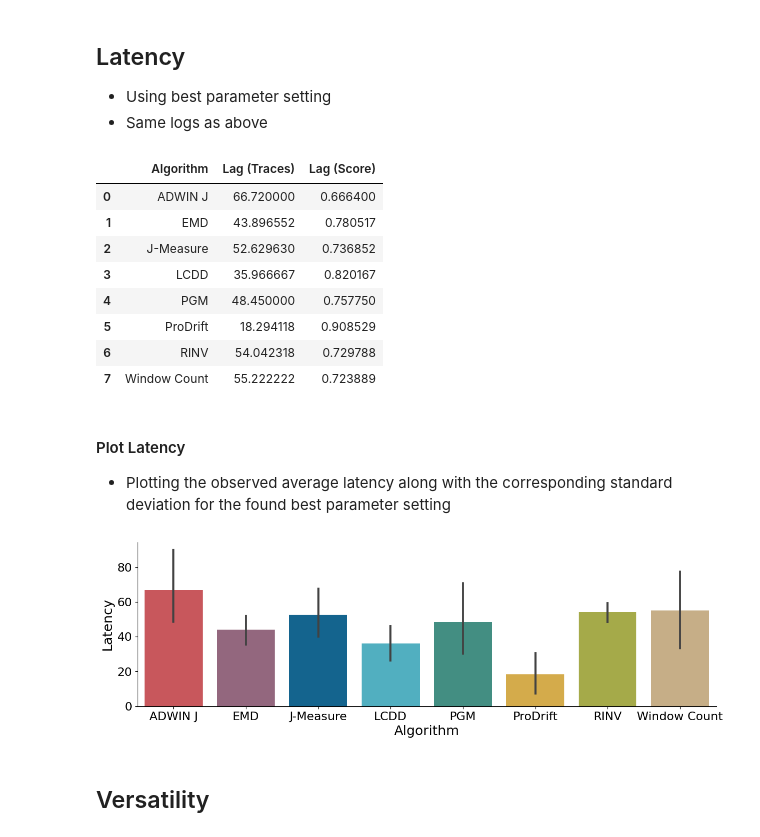
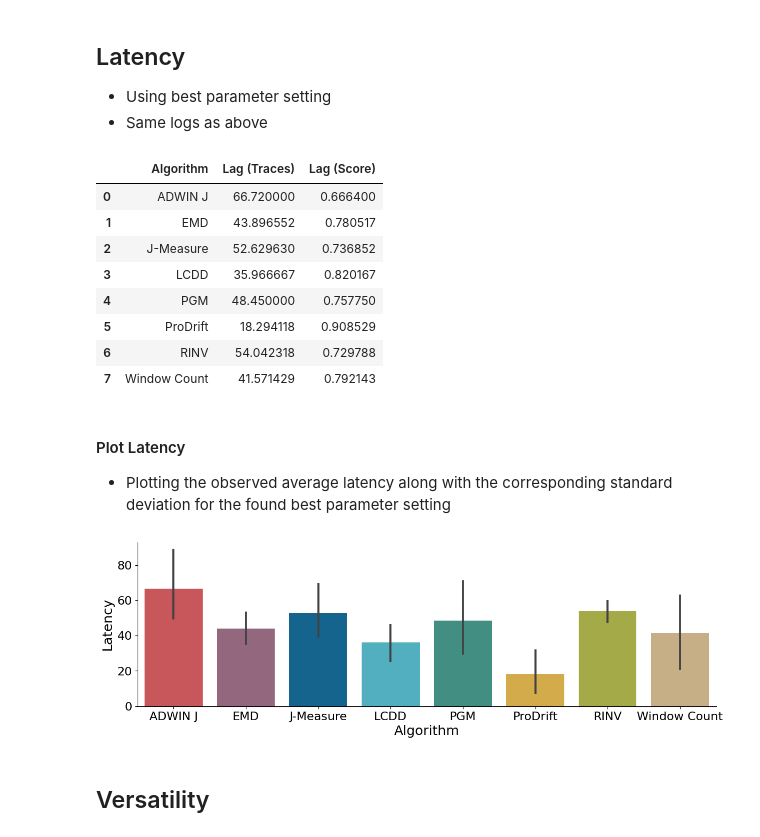
Before and after one commit to cpitsch/cdrift-evaluation, a Jupyter notebook: evaluate_results.ipynb, the cells around one changed output. Cells and saved outputs as stored; diff of their text form; code cells hidden in the pictures.

```diff
--- a/evaluate_results.ipynb
+++ b/evaluate_results.ipynb
@@ -14,6 +14,8 @@ import os
 from pathlib import Path
 
 LAG_WINDOW = 200
+MIN_SUPPORT = 5 # Minimum support for latency calculation --> a parameter setting must have at least 3 instances where a true positive was detected before it can be deemed the "best parameter setting" for latency calculation
+
 CSV_PATH = "algorithm_results.csv"
 OUT_PATH = "Evaluation_Results"
 # %% [markdown]
@@ -476,40 +478,39 @@ def calcLatencies(df, param_names, lag_window):
         latencies[parameters] = lags
     return latencies
 
-def calculate_latency(dataframe, lag_window, verbose=True):
-    MIN_SUPPORT = 10
+def calculate_latency(dataframe, lag_window, min_support=1, verbose=True):
     latencies = dict() # Dict holding the best achieved latency per approach
     scaled_latency_dicts = dict() # Dict holding the scaled mean latency per approach per parameter setting
     computed_latency_dicts = dict() # Dict holding the raw list of detection lags per approach per parameter setting
     best_params_latency = dict() # Dict holding the best parameter setting per approach (the one that achieves the best latency)
     for name, a_df in dataframe.groupby(by="Algorithm"):
         result = calcLatencies(a_df, used_parameters[name], LAG_WINDOW)
         computed_latency_dicts[name] = result
         latency_scaled_dict = {
-            param: 1-(mean(result[param])/LAG_WINDOW) if len(result[param]) >= MIN_SUPPORT else np.NaN
+            param: 1-(mean(result[param])/LAG_WINDOW) if len(result[param]) >= min_support else np.NaN
             for param in result.keys()
         }
         scaled_latency_dicts[name] = latency_scaled_dict
         best_param = max(latency_scaled_dict,  key=lambda x: latency_scaled_dict[x] if not np.isnan(latency_scaled_dict[x]) else -1)
         best_params_latency[name] = best_param
         latencies[name] = latency_scaled_dict[best_param]
         if verbose:
             print(f"{name}: {(1-latencies[name])*LAG_WINDOW} Traces; Score: {latencies[name]}")
     return (latencies, scaled_latency_dicts, computed_latency_dicts, best_params_latency)
 
-latencies, scaled_latency_dicts, computed_latency_dicts, best_params_latency = calculate_latency(df_noiseless, LAG_WINDOW, verbose=False)
+latencies, scaled_latency_dicts, computed_latency_dicts, best_params_latency = calculate_latency(df_noiseless, LAG_WINDOW, min_support=MIN_SUPPORT, verbose=False)
 
 pd.DataFrame([{'Algorithm': name, 'Lag (Traces)': (1-latencies[name])*LAG_WINDOW, 'Lag (Score)': latencies[name]} for name in latencies.keys()]).sort_values(by="Algorithm", ascending=True)
 # %% [output]
 |  | Algorithm | Lag (Traces) | Lag (Score) |
 | 0 | ADWIN J | 66.720000 | 0.666400 |
 | 1 | EMD | 43.896552 | 0.780517 |
 | 2 | J-Measure | 52.629630 | 0.736852 |
 | 3 | LCDD | 35.966667 | 0.820167 |
 | 4 | PGM | 48.450000 | 0.757750 |
 | 5 | ProDrift | 18.294118 | 0.908529 |
 | 6 | RINV | 54.042318 | 0.729788 |
-| 7 | Window Count | 55.222222 | 0.723889 |
+| 7 | Window Count | 41.571429 | 0.792143 |
 # %% [markdown]
 #### Plot Latency
 - Plotting the observed average latency along with the corresponding standard deviation for the found best parameter setting
@@ -541,7 +542,7 @@ if not os.path.exists(f"{OUT_PATH}/Latency{LAG_WINDOW}"):
     os.makedirs(f"{OUT_PATH}/Latency{LAG_WINDOW}")
 plt.savefig(f"{OUT_PATH}/Latency{LAG_WINDOW}/latency.pdf", bbox_inches="tight", format="pdf")
 # %% [output]
-[figure, old version]
+[figure, new version]
 # %% [markdown]
 ## Versatility
 # %% [markdown]
```
Also changed, not shown: parts of 8 cells of this notebook, 43 other files.
